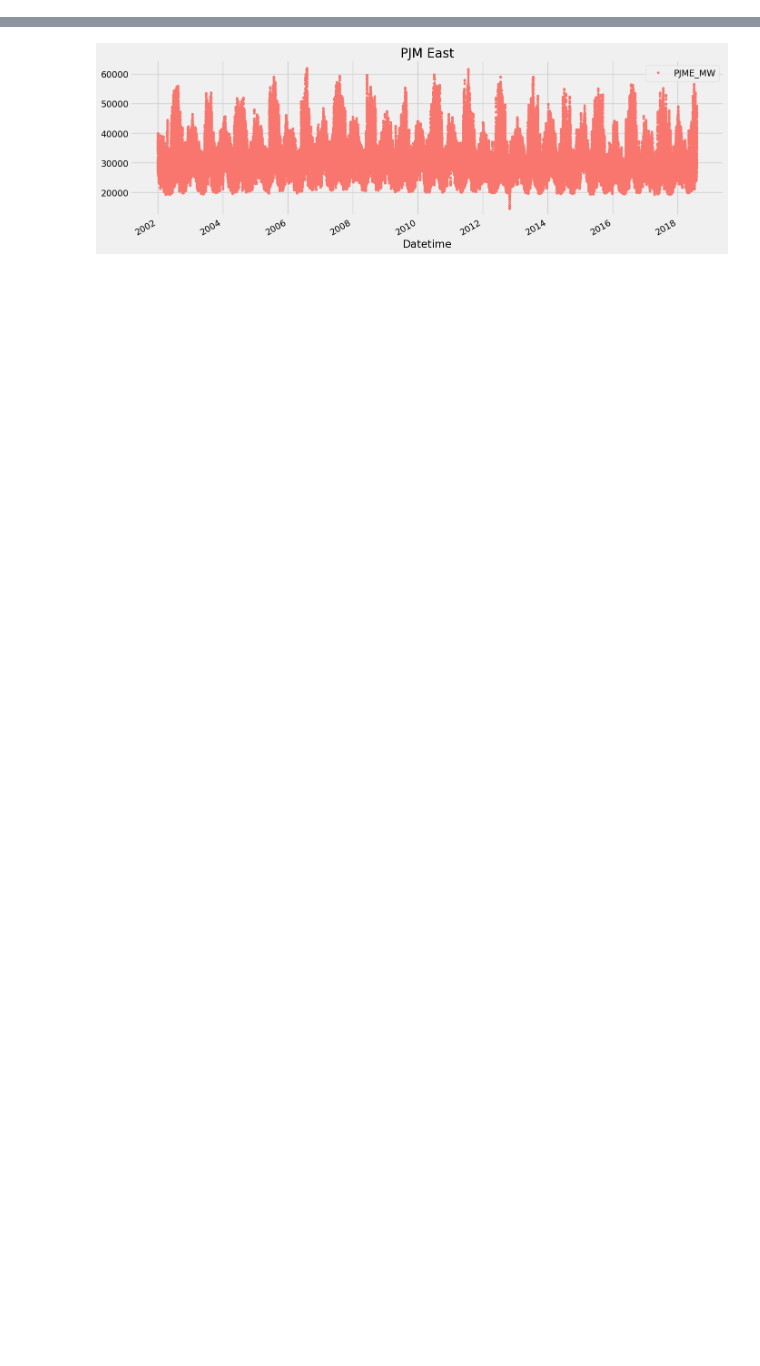
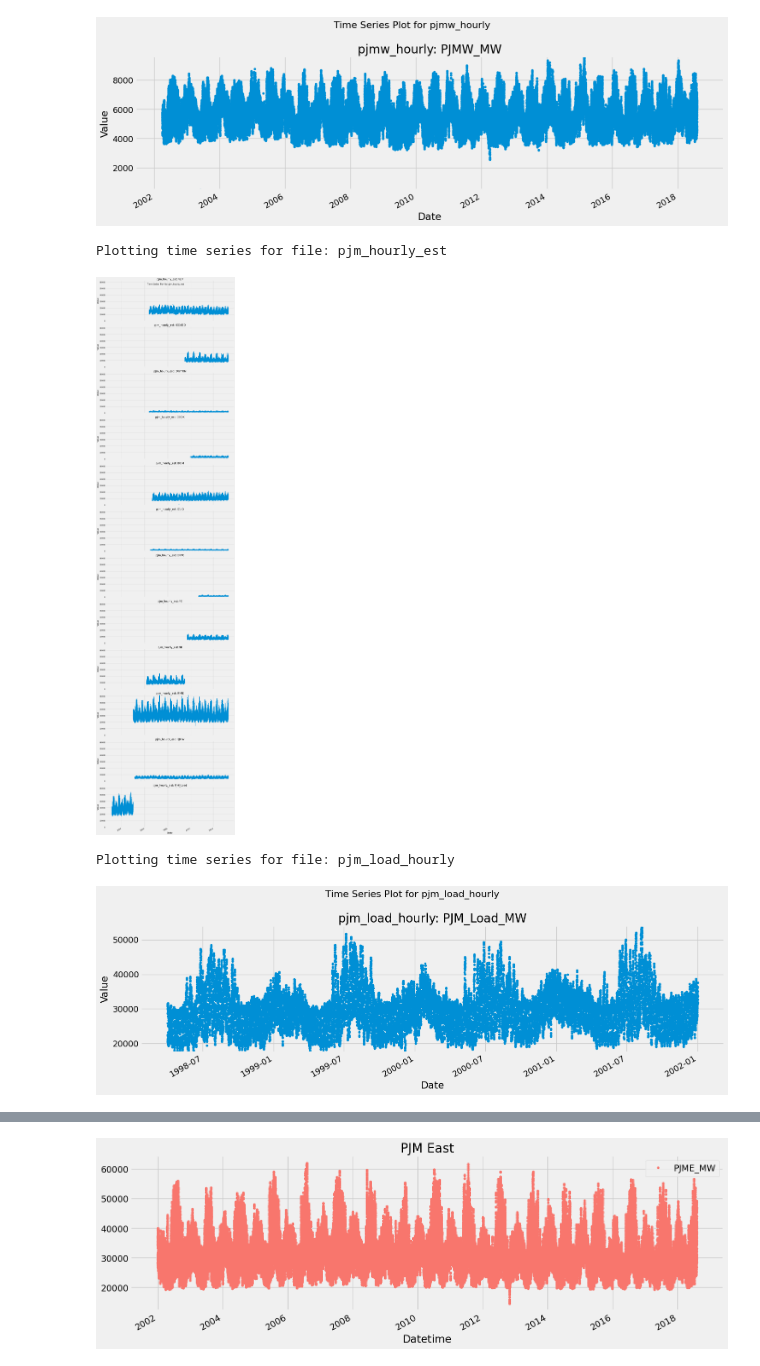
Before and after one commit to chennanli/timeseriesforecasting2024, a Jupyter notebook: notebooks/hourly_consumption_forecasting.ipynb, the cells around one changed output, grey strips where cells are left out. Drawn from its saved outputs; the diff is of its cells as text; code cells hidden in the pictures; blank space fills up the shorter version.

```diff
--- a/notebooks/hourly_consumption_forecasting.ipynb
+++ b/notebooks/hourly_consumption_forecasting.ipynb
@@ -30,0 +27,75 @@ pjme = pd.read_csv(
+# %%
+# Get list of all CSV files in the raw data directory
+csv_files = [f for f in os.listdir(RAW_DATA_PATH) if f.endswith('.csv')]
+
+# Dictionary to store all dataframes
+dfs = {}
+
+# Load each CSV file
+for file in csv_files:
+    df_name = file.replace('.csv', '').lower()
+    dfs[df_name] = pd.read_csv(
+        os.path.join(RAW_DATA_PATH, file),
+        index_col=[0],
+        parse_dates=[0]
+    )
+
+# Create a summary table
+summary_data = []
+for name, df in dfs.items():
+    summary_data.append({
+        'File Name': name,
+        'Start Time': df.index.min(),
+        'End Time': df.index.max(),
+        'Number of Features': len(df.columns),
+        'Feature Names': ', '.join(df.columns),
+        'DataFrame Shape': f"{df.shape[0]} rows x {df.shape[1]} columns"
+    })
+
+summary_df = pd.DataFrame(summary_data)
+print("Summary of CSV Files:")
+print(summary_df.to_string(index=False))
+print("\n")
+
+# Plot time series for each file
+for name, df in dfs.items():
+    if name == 'hrl_load_metered':
+        continue  # Skip hrl_load_metered.csv
+
+    # Ensure index is datetime
+    if not pd.api.types.is_datetime64_any_dtype(df.index):
+        print(f"Warning: Index for {name} is not datetime. Skipping plot.")
+        continue
+
+    # Select only numeric columns
+    numeric_df = df.select_dtypes(include=[np.number])
+    n_features = len(numeric_df.columns)
+
+    if n_features == 0:
+        print(f"Warning: No numeric data found in {name}. Skipping plot.")
+        continue
+
+    print(f"Plotting time series for file: {name}")
+    fig, axes = plt.subplots(n_features, 1, figsize=(15, 5*n_features), sharex=True)
+    fig.suptitle(f'Time Series Plot for {name}', fontsize=16)
+
+    # Find global min and max for y-axis
+    y_min = numeric_df.min().min()
+    y_max = numeric_df.max().max()
+
+    for i, column in enumerate(numeric_df.columns):
+        ax = axes[i] if n_features > 1 else axes
+        numeric_df[column].plot(ax=ax, style='.', title=f'{name}: {column}')
+        ax.set_ylabel('Value')
+        ax.set_ylim(y_min, y_max)
+
+    # Set x-axis label only for the bottom subplot
+    axes[-1].set_xlabel('Date') if n_features > 1 else axes.set_xlabel('Date')
+
+    plt.tight_layout()
+    plt.show()
+
+print("=" * 80)
+print("Data loading and visualization complete.")
+print("=" * 80)
+# %% [output]
@@ -30,0 +120,5 @@ pjme = pd.read_csv(
+[figure, added]
+Plotting time series for file: pjm_hourly_est
+[figure, added]
+Plotting time series for file: pjm_load_hourly
+[figure, added]
```
Also changed, not shown: parts of 3 cells of this notebook, 14 other files.
